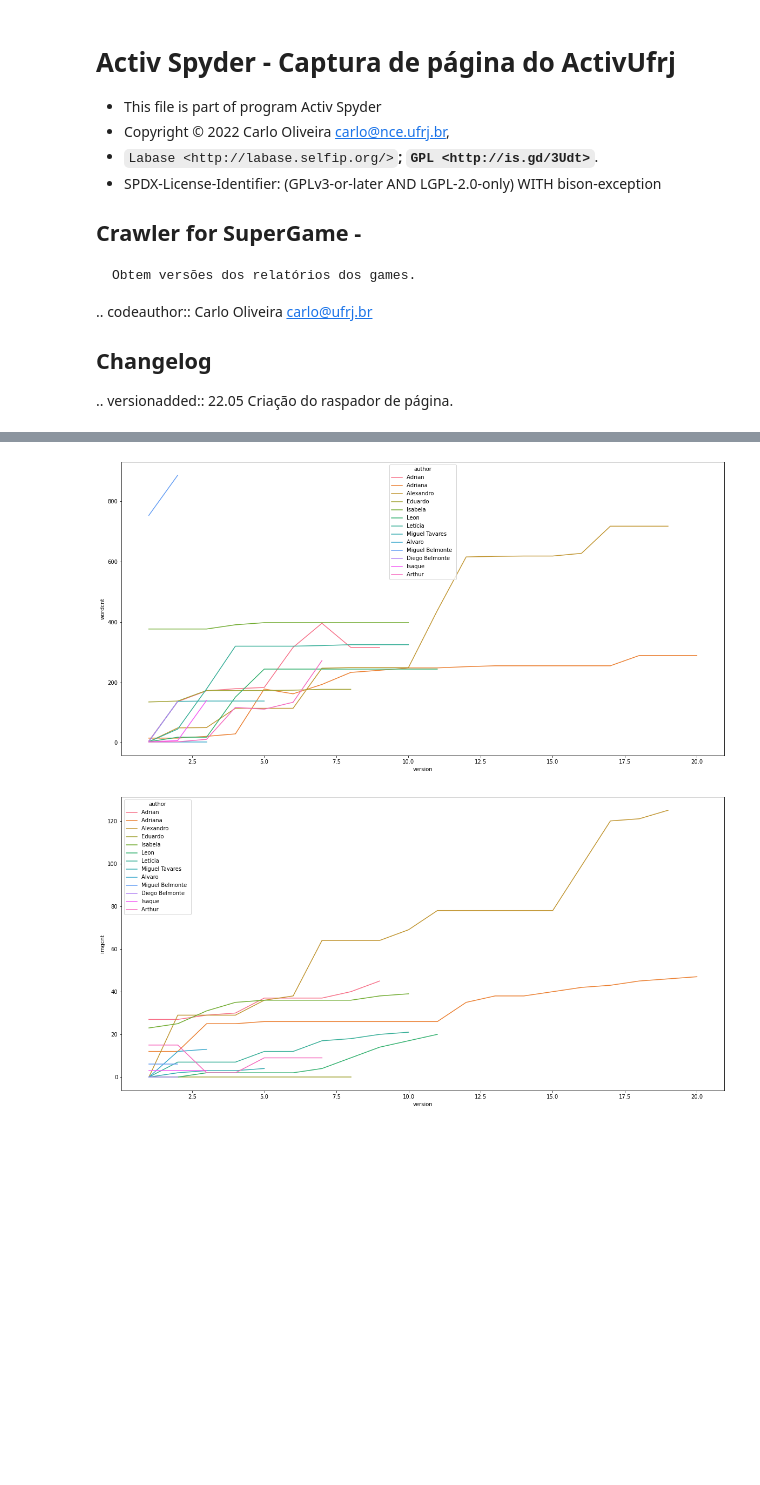
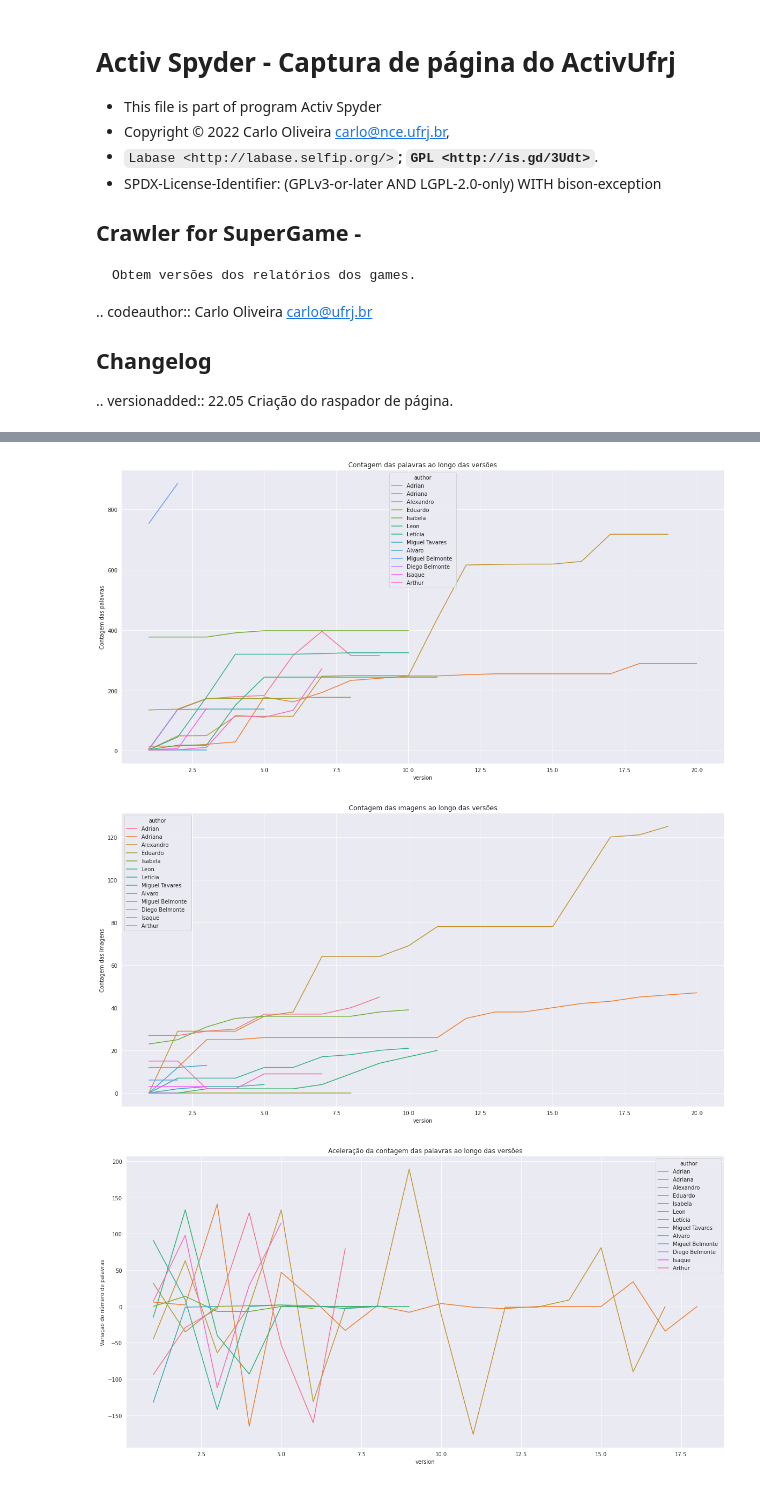
Before and after one commit to cetoli/draft, a Jupyter notebook: src/supergame/ipnb/supergame.ipynb, the cells around one changed output, grey strips where cells are left out. Drawn from its saved outputs; the diff is of its cells as text; code cells hidden in the pictures; blank space fills up the shorter version.

```diff
--- a/src/supergame/ipnb/supergame.ipynb
+++ b/src/supergame/ipnb/supergame.ipynb
@@ -143,17 +152,27 @@ array([[<matplotlib.axes._subplots.AxesSubplot object at 0x...>]],
 # %%
 import seaborn as sns
 import matplotlib.pyplot as plt
-sns.lineplot(x="version", y="wordcnt", hue="author", data=df)
+sns.lineplot(x="version", y="conta_palavra", hue="author", data=df).set(
+    title='Contagem das palavras ao longo das versões', ylabel='Contagem das palavras')
 plt.gcf().set_size_inches(20, 10)
 # %% [output]
-[figure, old version]
+[figure, new version]
 # %%
 import seaborn as sns
 import matplotlib.pyplot as plt
-sns.lineplot(x="version", y="imgcnt", hue="author", data=df)
+sns.lineplot(x="version", y="conta_imagem", hue="author", data=df).set(
+    title='Contagem das imagens ao longo das versões', ylabel='Contagem das imagens')
 plt.gcf().set_size_inches(20,10)
 # %% [output]
-[figure, old version]
+[figure, new version]
+# %%
+import seaborn as sns
+import matplotlib.pyplot as plt
+sns.lineplot(x="version", y="acelera_palavra", hue="author", data=df).set(
+    title='Aceleração da contagem das palavras ao longo das versões', ylabel='Variação do número de palavras')
+plt.gcf().set_size_inches(20, 10)
+# %% [output]
+[figure, added]
 # %%
 import seaborn as sns
 import matplotlib.pyplot as plt
```
Also changed, not shown: parts of 7 cells of this notebook, 1 other file.
